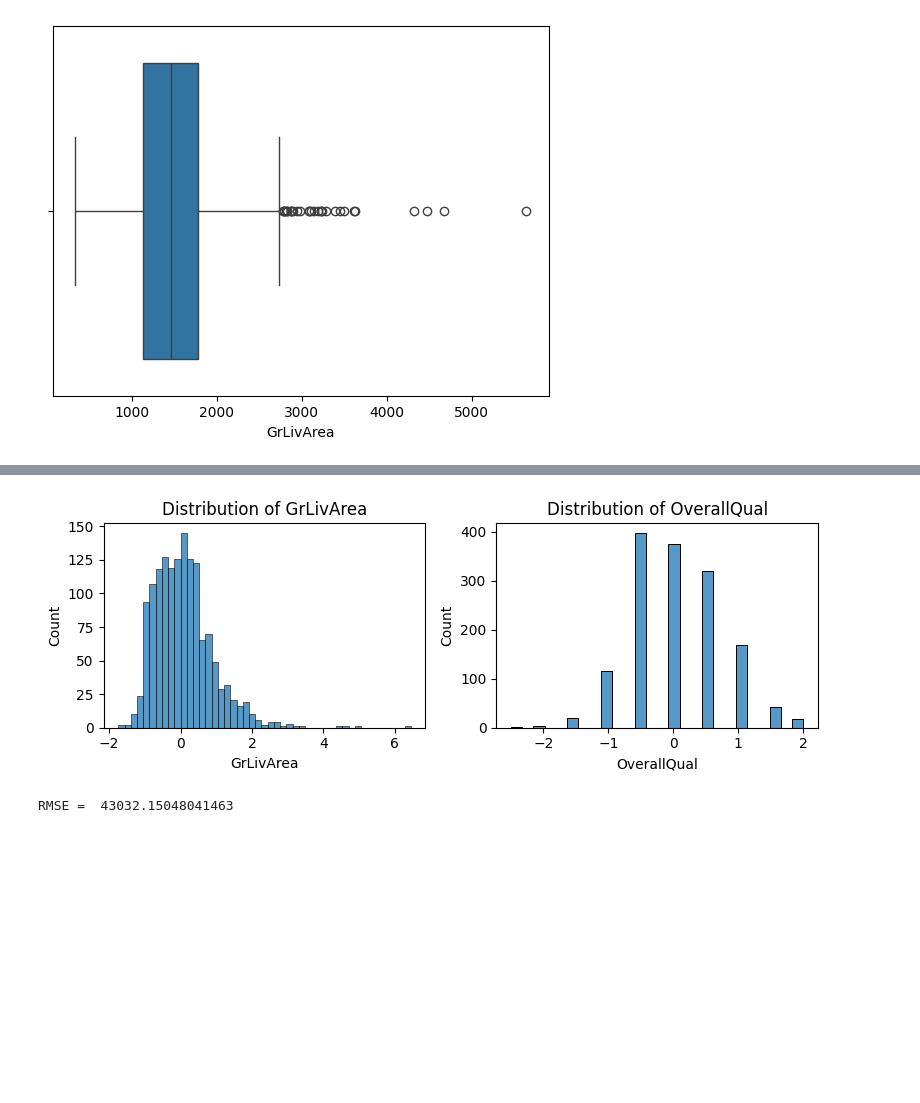
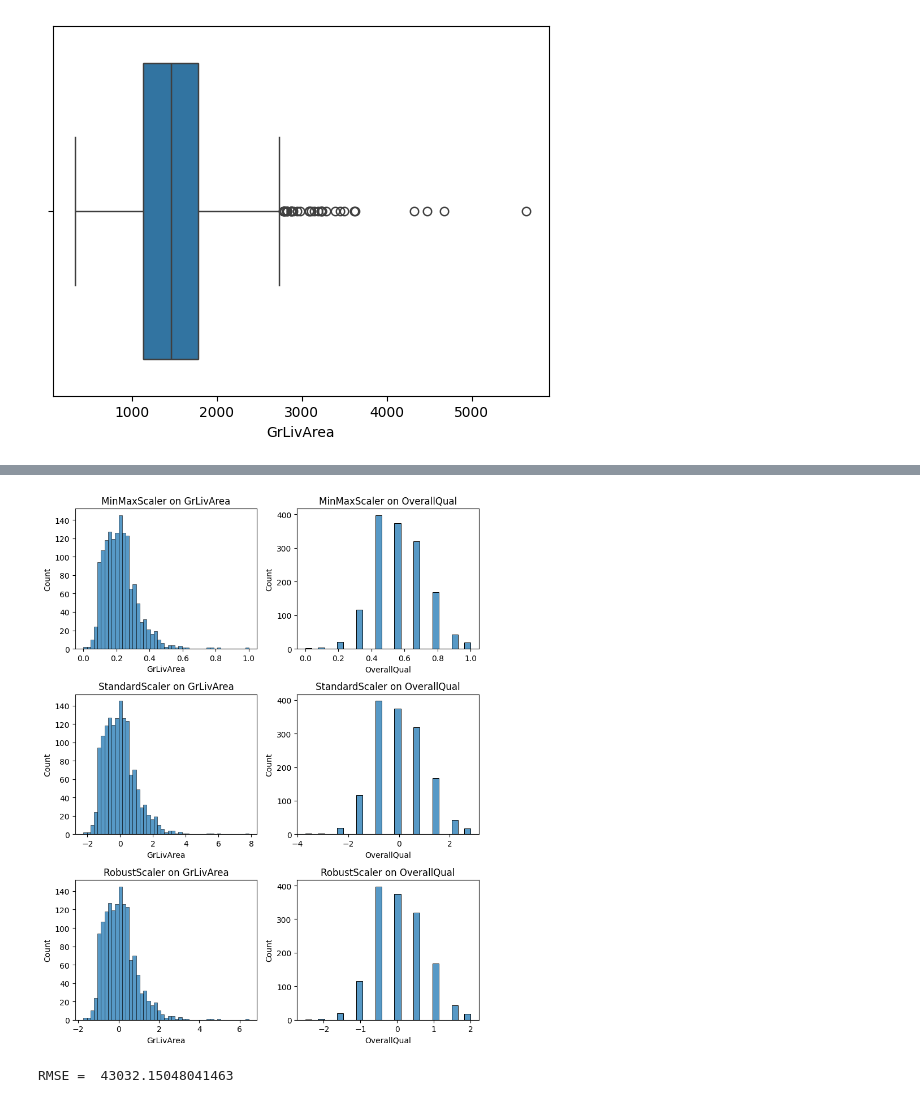
Before and after one commit to alexander-mirea/ML2025, a Jupyter notebook: Практика 2/Практика_3.ipynb, the cells around one changed output, grey strips where cells are left out. Drawn from its saved outputs; the diff is of its cells as text; code cells hidden in the pictures; blank space fills up the shorter version.

```diff
--- a/Практика 2/Практика_3.ipynb
+++ b/Практика 2/Практика_3.ipynb
@@ -248,30 +228,42 @@ from sklearn.preprocessing import RobustScaler, StandardScaler, MinMaxScaler
 X = df[['OverallQual', 'GrLivArea', 'GarageCars']]
 y = df['logSalePrice']
 # %%
-scaler = preprocessing.MinMaxScaler()
+scaler = MinMaxScaler()
 minmax_df = scaler.fit_transform(X)
 minmax_df = pd.DataFrame(minmax_df, columns = ['OverallQual', 'GrLivArea', 'GarageCars'])
 
-scaler = preprocessing.RobustScaler()
+scaler = StandardScaler() #приводит к нулевому среднему и единичному стандартному отклонению
+standard_df = scaler.fit_transform(X)
+standard_df = pd.DataFrame(standard_df, columns = ['OverallQual', 'GrLivArea', 'GarageCars'])
+
+scaler = RobustScaler() # использует медиану и межквартильный размах
 robust_df = scaler.fit_transform(X)
 robust_df = pd.DataFrame(robust_df, columns = ['OverallQual', 'GrLivArea', 'GarageCars'])
-
-scaler = preprocessing.StandardScaler()
-standard_df = scaler.fit_transform(X)
-standard_df = pd.DataFrame(standard_df, columns = ['OverallQual', 'GrLivArea', 'GarageCars'])
 # %%
-fig, axes = plt.subplots(1, 2, figsize=(8, 3))
+fig, axes = plt.subplots(3, 2, figsize=(8, 10))
 
-sns.histplot(robust_df['GrLivArea'], ax=axes[0])
-axes[0].set_title('Distribution of GrLivArea')
+sns.histplot(minmax_df['GrLivArea'], ax=axes[0, 0])
+axes[0, 0].set_title('MinMaxScaler on GrLivArea')
 
-sns.histplot(robust_df['OverallQual'], ax=axes[1])
-axes[1].set_title('Distribution of OverallQual')
+sns.histplot(minmax_df['OverallQual'], ax=axes[0, 1])
+axes[0, 1].set_title('MinMaxScaler on OverallQual')
+
+sns.histplot(standard_df['GrLivArea'], ax=axes[1, 0])
+axes[1, 0].set_title('StandardScaler on GrLivArea')
+
+sns.histplot(standard_df['OverallQual'], ax=axes[1, 1])
+axes[1, 1].set_title('StandardScaler on OverallQual')
+
+sns.histplot(robust_df['GrLivArea'], ax=axes[2, 0])
+axes[2, 0].set_title('RobustScaler on GrLivArea')
+
+sns.histplot(robust_df['OverallQual'], ax=axes[2, 1])
+axes[2, 1].set_title('RobustScaler on OverallQual')
 
 plt.tight_layout()
 plt.show()
 # %% [output]
-[figure, old version]
+[figure, new version]
 # %%
 X = robust_df[['OverallQual', 'GarageCars', 'GrLivArea']]
 
```
Also changed, not shown: parts of 38 cells of this notebook, 1 other file.
